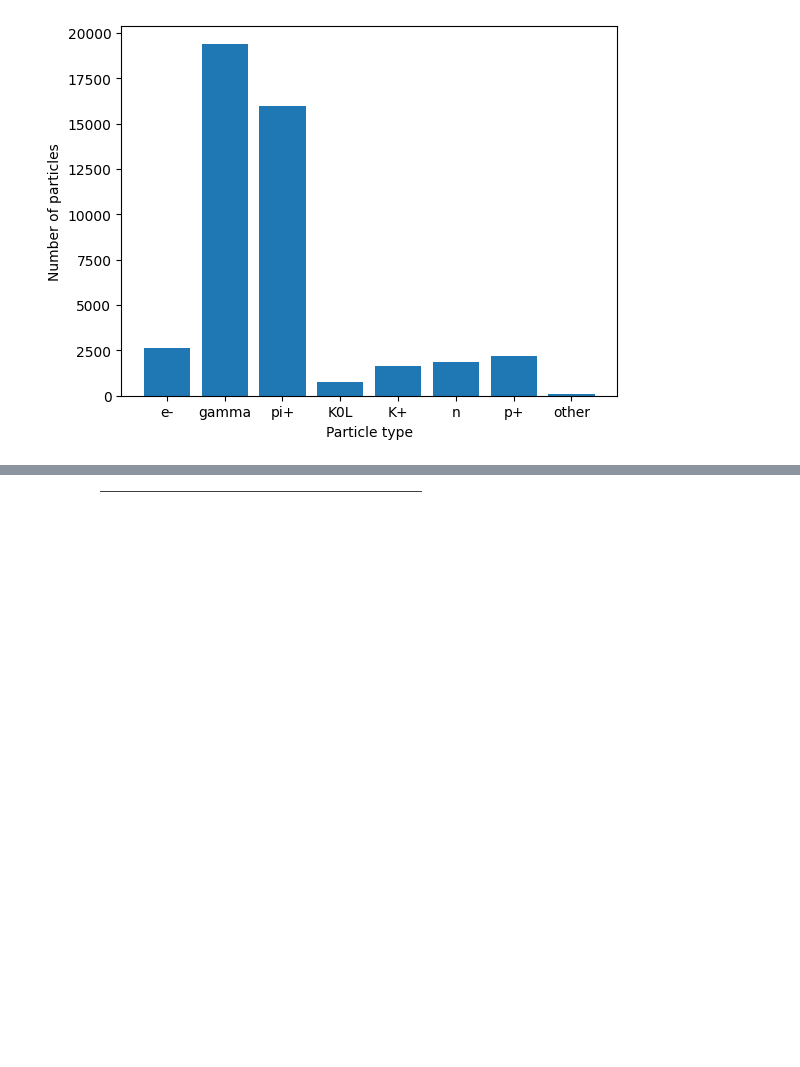
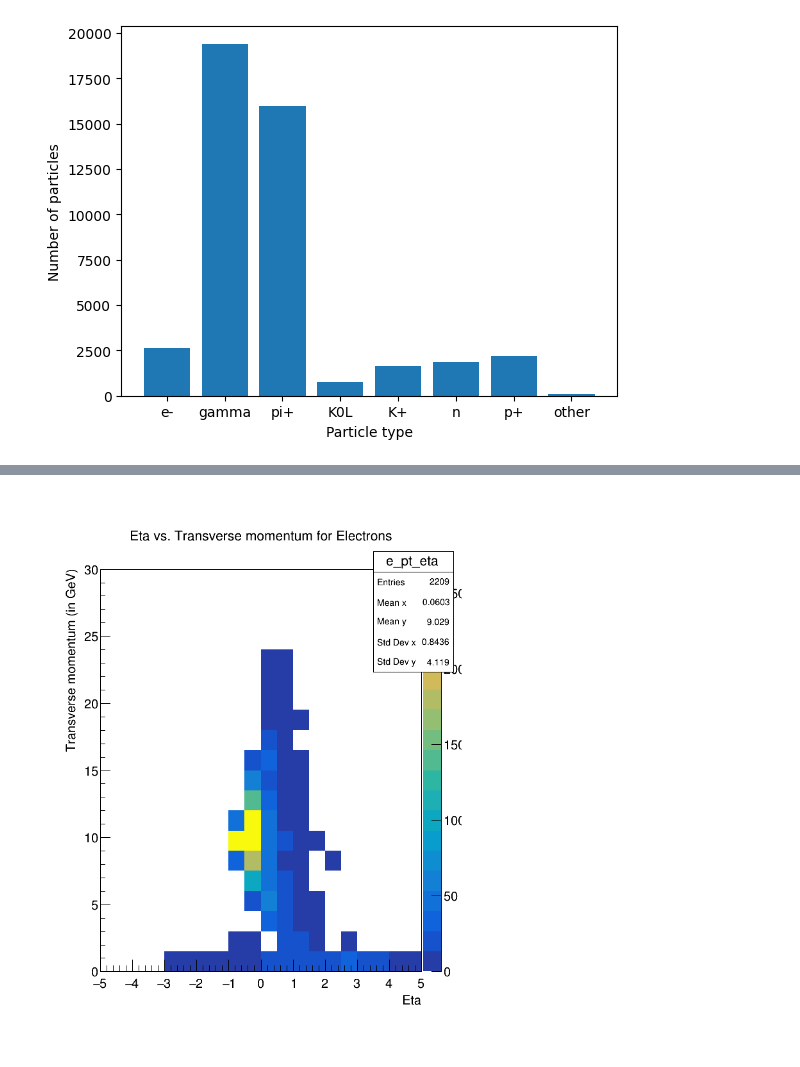
Before and after one commit to ShreyasMuthusamy/mentorship-project, a Jupyter notebook: ntuple/particles.ipynb, the cells around one changed output, grey strips where cells are left out. Saved outputs shown, nothing was run; the diff lists cells and outputs as text; code cells hidden in the pictures.

```diff
--- a/ntuple/particles.ipynb
+++ b/ntuple/particles.ipynb
@@ -189,8 +308,11 @@ pad_e_pt_eta = TPad('pad_e_pt_eta', 'The pad with transverse momentum vs eta', 0
 
 pad_e_pt_eta.Draw()
 pad_e_pt_eta.cd()
-e_pt_eta.Draw('AP')
+
+e_pt_eta.GetXaxis().SetTitle('Eta')
+e_pt_eta.GetYaxis().SetTitle('Transverse momentum (in GeV)')
+e_pt_eta.Draw('colz')
+
 c_e_pt_eta.Update()
-
 c_e_pt_eta.Draw()
 # %% [output]
@@ -197 +320 @@ c_e_pt_eta.Draw()
-[figure, old version]
+[figure, new version]
```
Also changed, not shown: parts of 23 cells of this notebook, 1 other file.
